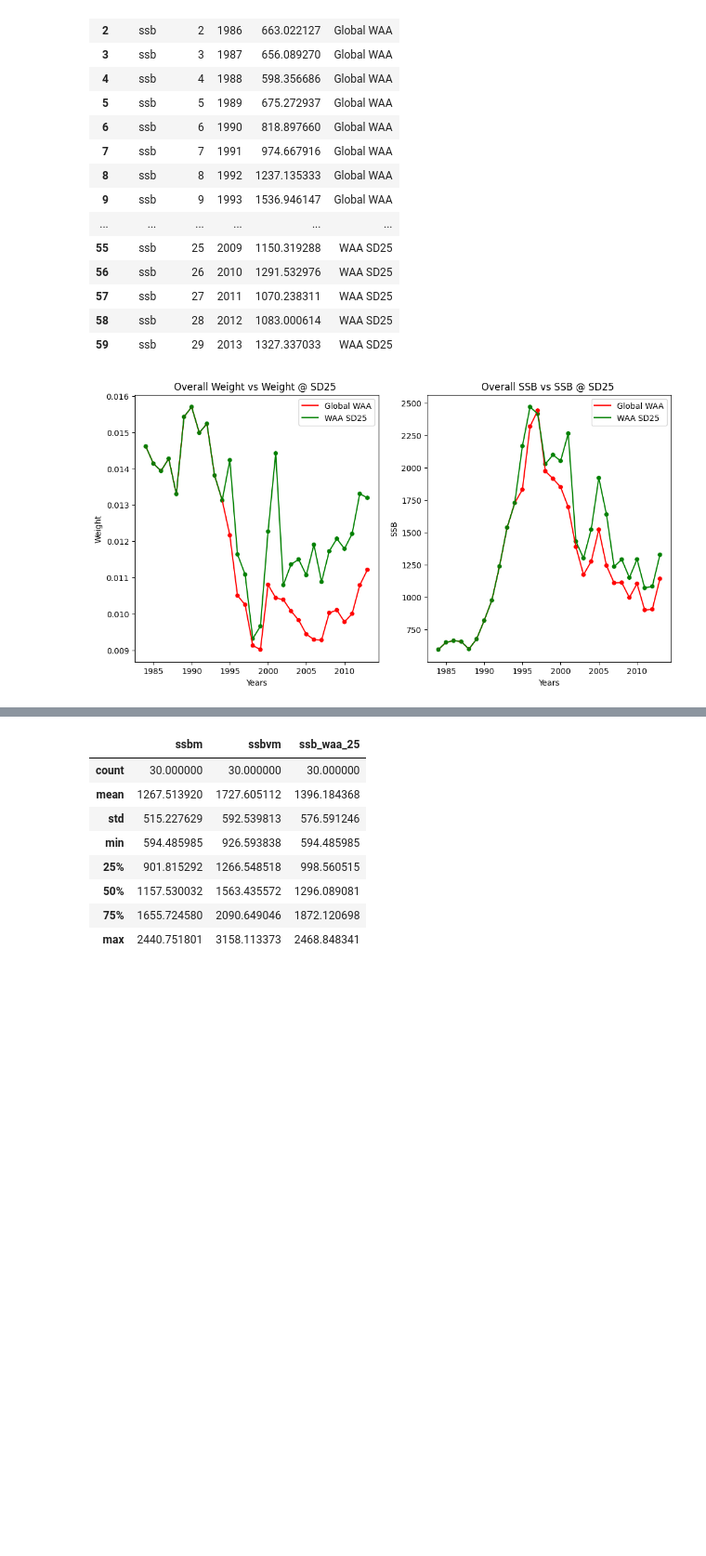
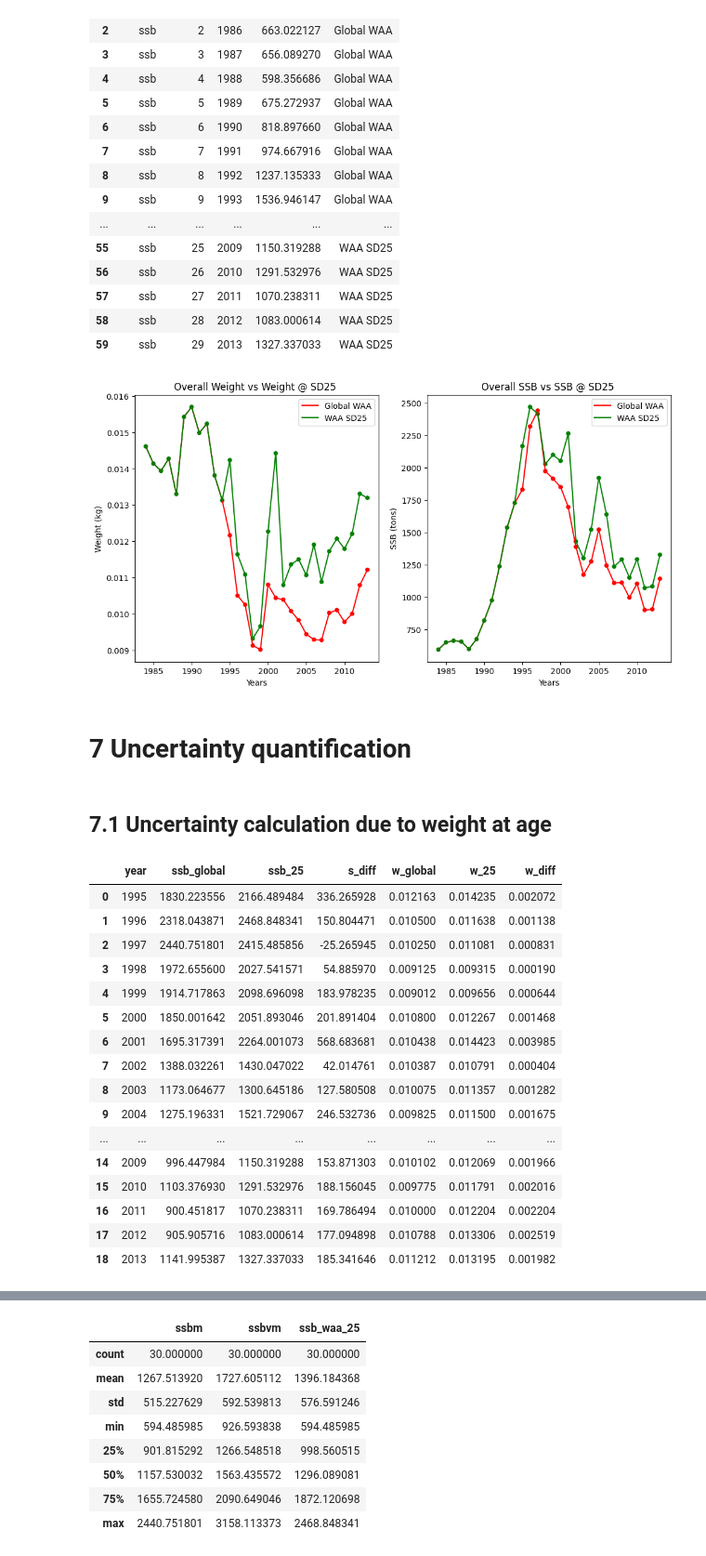
Before and after one commit to d2gex/pfs_slu, a Jupyter notebook: python/vap_fixed_terms.ipynb, the cells around one changed output, grey strips where cells are left out. Shown at 93% size. Saved outputs shown, nothing was run; the diff lists cells and outputs as text; code cells hidden in the pictures; blank space fills up the shorter version.

```diff
--- a/python/vap_fixed_terms.ipynb
+++ b/python/vap_fixed_terms.ipynb
@@ -484,7 +495,7 @@ s_plot =sns.scatterplot(data=w_vs_w25,
                 ax=ax[0]).set(title = "Overall Weight vs Weight @ SD25 ")
 l_plot = sns.lineplot(data=w_vs_w25, x='year', y='av_weight', hue='w_type', palette=['r', 'g'], ax=ax[0])
 ax[0].set_xlabel('Years')
-ax[0].set_ylabel('Weight')
+ax[0].set_ylabel('Weight (kg)')
 
 # plot the global ssb vs ssb 25
 s_plot =sns.scatterplot(data=ssb_vs_ssb25,
@@ -495,7 +506,7 @@ s_plot =sns.scatterplot(data=ssb_vs_ssb25,
                 ax=ax[1]).set(title = "Overall SSB vs SSB @ SD25 ")
 l_plot = sns.lineplot(data=ssb_vs_ssb25, x='year', y='ssb', hue='ssb_type', palette=['r', 'g'], ax=ax[1])
 ax[1].set_xlabel('Years')
-ax[1].set_ylabel('SSB')
+ax[1].set_ylabel('SSB (tons)')
 
 
 # Remove dots legend
@@ -503,4 +514,47 @@ for i in range(2):
     handles, labels = ax[1].get_legend_handles_labels()
     ax[i].legend(handles[2:], labels)
 # %% [output]
-[figure, old version]
+[figure, new version]
+# %% [markdown]
+# 7 Uncertainty quantification
+# %% [markdown]
+## 7.1 Uncertainty calculation due to weight at age
+# %%
+# Calculate weight difference
+offset_1995 = 11
+uncertainty_years = year_series.iloc[offset_1995:]
+w_uncertainty = pd.DataFrame(data={'year': uncertainty_years,
+                                   'w_global': w_av.iloc[offset_1995:, 1],
+                                   'w_25': w_25_av.iloc[offset_1995:, 1],
+                                  })
+w_uncertainty['w_diff'] = w_uncertainty.w_25 - w_uncertainty.w_global
+
+# Calculate SSB difference due to weigth
+w_ssb_uncertainty = pd.DataFrame(data={'year': uncertainty_years,
+                                     'ssb_global': ssb_global.iloc[offset_1995:, 1],
+                                     'ssb_25': ssb_25.iloc[offset_1995:, 1]
+                                    })
+w_ssb_uncertainty['s_diff'] = ssb_uncertainty.ssb_25 - ssb_uncertainty.ssb_global
+
+# Make a joined dataframe of weight and ssb
+
+w_ssb_uncertainty = w_ssb_uncertainty.merge(w_uncertainty, on =['year'])
+w_ssb_uncertainty
+# %% [output]
+|  | year | ssb_global | ssb_25 | s_diff | w_global | w_25 | w_diff |
+| 0 | 1995 | 1830.223556 | 2166.489484 | 336.265928 | 0.012163 | 0.014235 | 0.002072 |
+| 1 | 1996 | 2318.043871 | 2468.848341 | 150.804471 | 0.010500 | 0.011638 | 0.001138 |
+| 2 | 1997 | 2440.751801 | 2415.485856 | -25.265945 | 0.010250 | 0.011081 | 0.000831 |
+| 3 | 1998 | 1972.655600 | 2027.541571 | 54.885970 | 0.009125 | 0.009315 | 0.000190 |
+| 4 | 1999 | 1914.717863 | 2098.696098 | 183.978235 | 0.009012 | 0.009656 | 0.000644 |
+| 5 | 2000 | 1850.001642 | 2051.893046 | 201.891404 | 0.010800 | 0.012267 | 0.001468 |
+| 6 | 2001 | 1695.317391 | 2264.001073 | 568.683681 | 0.010438 | 0.014423 | 0.003985 |
+| 7 | 2002 | 1388.032261 | 1430.047022 | 42.014761 | 0.010387 | 0.010791 | 0.000404 |
+| 8 | 2003 | 1173.064677 | 1300.645186 | 127.580508 | 0.010075 | 0.011357 | 0.001282 |
+| 9 | 2004 | 1275.196331 | 1521.729067 | 246.532736 | 0.009825 | 0.011500 | 0.001675 |
+| ... | ... | ... | ... | ... | ... | ... | ... |
+| 14 | 2009 | 996.447984 | 1150.319288 | 153.871303 | 0.010102 | 0.012069 | 0.001966 |
+| 15 | 2010 | 1103.376930 | 1291.532976 | 188.156045 | 0.009775 | 0.011791 | 0.002016 |
+| 16 | 2011 | 900.451817 | 1070.238311 | 169.786494 | 0.010000 | 0.012204 | 0.002204 |
+| 17 | 2012 | 905.905716 | 1083.000614 | 177.094898 | 0.010788 | 0.013306 | 0.002519 |
+| 18 | 2013 | 1141.995387 | 1327.337033 | 185.341646 | 0.011212 | 0.013195 | 0.001982 |
```
Also changed, not shown: parts of 11 cells of this notebook.
